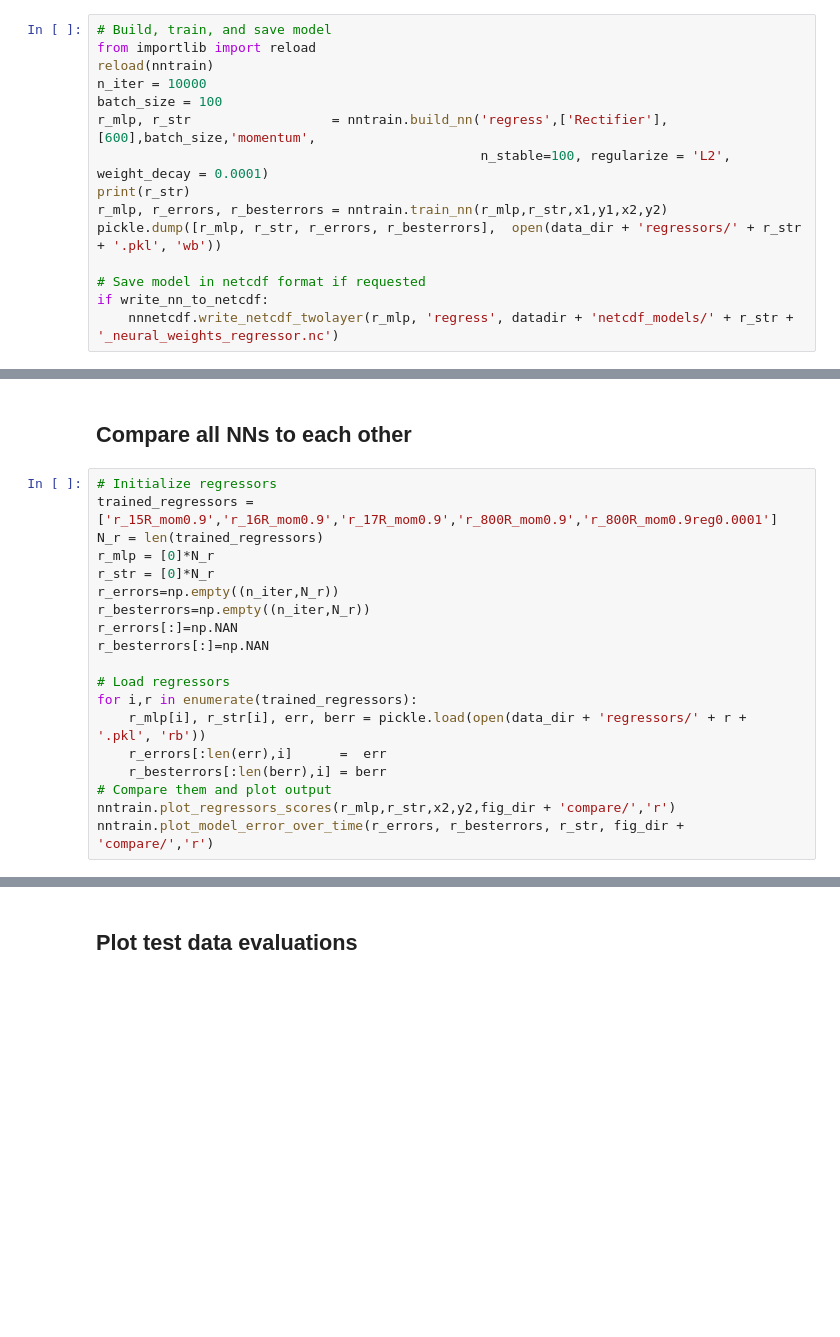
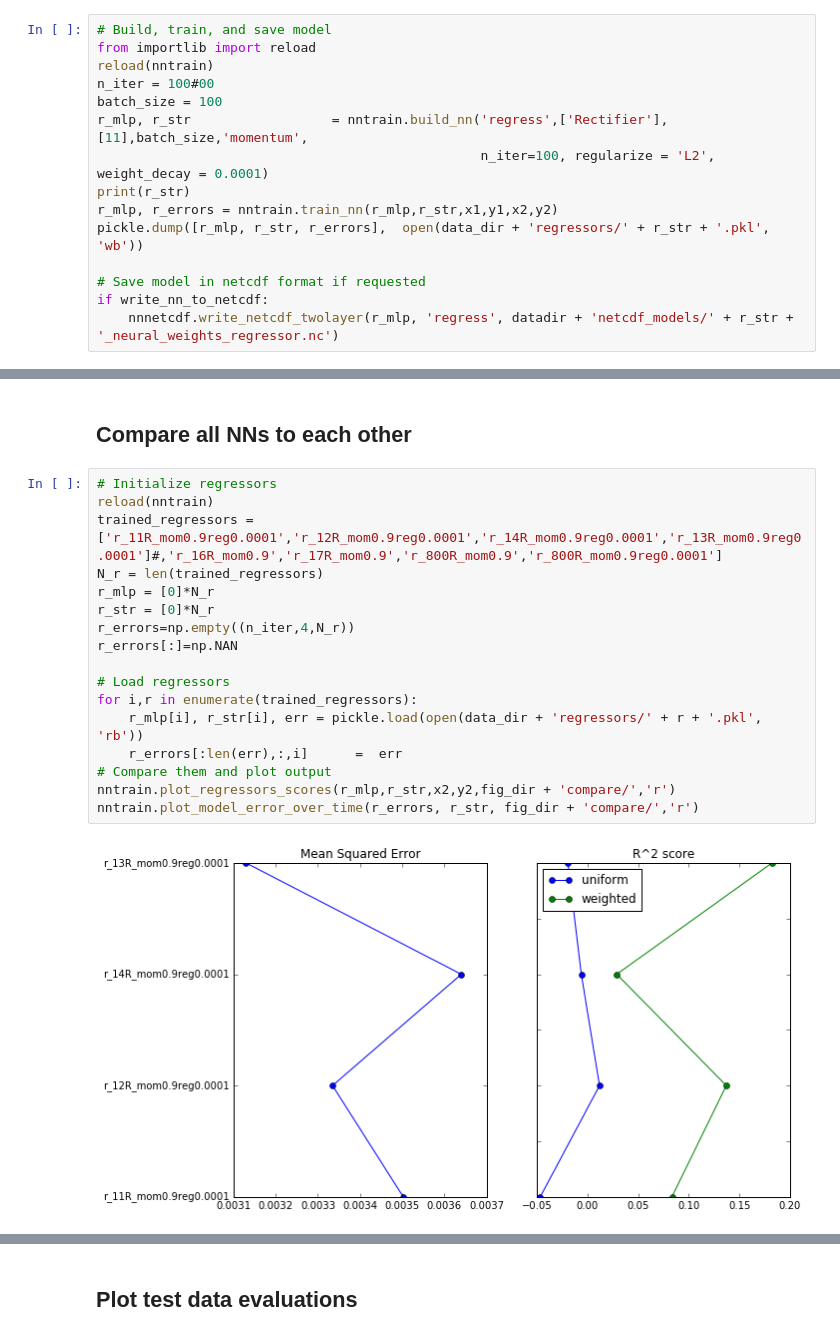
Before and after one commit to jgdwyer/ML-convection, a Jupyter notebook: Neural Network Workbook.ipynb, the cells around one changed output, grey strips where cells are left out. Saved outputs shown, nothing was run; the diff lists cells and outputs as text; blank space fills up the shorter version.

Commit message:
Updated the NN to run on test data and to plot test errors over time

```diff
--- a/Neural Network Workbook.ipynb
+++ b/Neural Network Workbook.ipynb
@@ -64,13 +64,13 @@ There is convection 65.5% of the time
 # Build, train, and save model
 from importlib import reload
 reload(nntrain)
-n_iter = 10000
+n_iter = 100#00
 batch_size = 100
-r_mlp, r_str                  = nntrain.build_nn('regress',['Rectifier'],[600],batch_size,'momentum',
-                                                 n_stable=100, regularize = 'L2', weight_decay = 0.0001)
+r_mlp, r_str                  = nntrain.build_nn('regress',['Rectifier'],[11],batch_size,'momentum',
+                                                 n_iter=100, regularize = 'L2', weight_decay = 0.0001)
 print(r_str)
-r_mlp, r_errors, r_besterrors = nntrain.train_nn(r_mlp,r_str,x1,y1,x2,y2)
-pickle.dump([r_mlp, r_str, r_errors, r_besterrors],  open(data_dir + 'regressors/' + r_str + '.pkl', 'wb'))
+r_mlp, r_errors = nntrain.train_nn(r_mlp,r_str,x1,y1,x2,y2)
+pickle.dump([r_mlp, r_str, r_errors],  open(data_dir + 'regressors/' + r_str + '.pkl', 'wb'))
 
 # Save model in netcdf format if requested
 if write_nn_to_netcdf:
@@ -81,20 +82,20 @@ r_600R_mom0.9reg0.0001
 ## Compare all NNs to each other
 # %%
 # Initialize regressors
-trained_regressors = ['r_15R_mom0.9','r_16R_mom0.9','r_17R_mom0.9','r_800R_mom0.9','r_800R_mom0.9reg0.0001']
+reload(nntrain)
+trained_regressors = ['r_11R_mom0.9reg0.0001','r_12R_mom0.9reg0.0001','r_14R_mom0.9reg0.0001','r_13R_mom0.9reg0.0001']#,'r_16R_mom0.9','r_17R_mom0.9','r_800R_mom0.9','r_800R_mom0.9reg0.0001']
 N_r = len(trained_regressors)
 r_mlp = [0]*N_r
 r_str = [0]*N_r
-r_errors=np.empty((n_iter,N_r))
-r_besterrors=np.empty((n_iter,N_r))
+r_errors=np.empty((n_iter,4,N_r))
 r_errors[:]=np.NAN
-r_besterrors[:]=np.NAN
 
 # Load regressors
 for i,r in enumerate(trained_regressors):
-    r_mlp[i], r_str[i], err, berr = pickle.load(open(data_dir + 'regressors/' + r + '.pkl', 'rb'))
-    r_errors[:len(err),i]      =  err
-    r_besterrors[:len(berr),i] = berr
+    r_mlp[i], r_str[i], err = pickle.load(open(data_dir + 'regressors/' + r + '.pkl', 'rb'))
+    r_errors[:len(err),:,i]      =  err
 # Compare them and plot output
 nntrain.plot_regressors_scores(r_mlp,r_str,x2,y2,fig_dir + 'compare/','r')
-nntrain.plot_model_error_over_time(r_errors, r_besterrors, r_str, fig_dir + 'compare/','r')
+nntrain.plot_model_error_over_time(r_errors, r_str, fig_dir + 'compare/','r')
+# %% [output]
+[figure, added]
```
Also changed, not shown: parts of 5 cells of this notebook, 3 other files.
